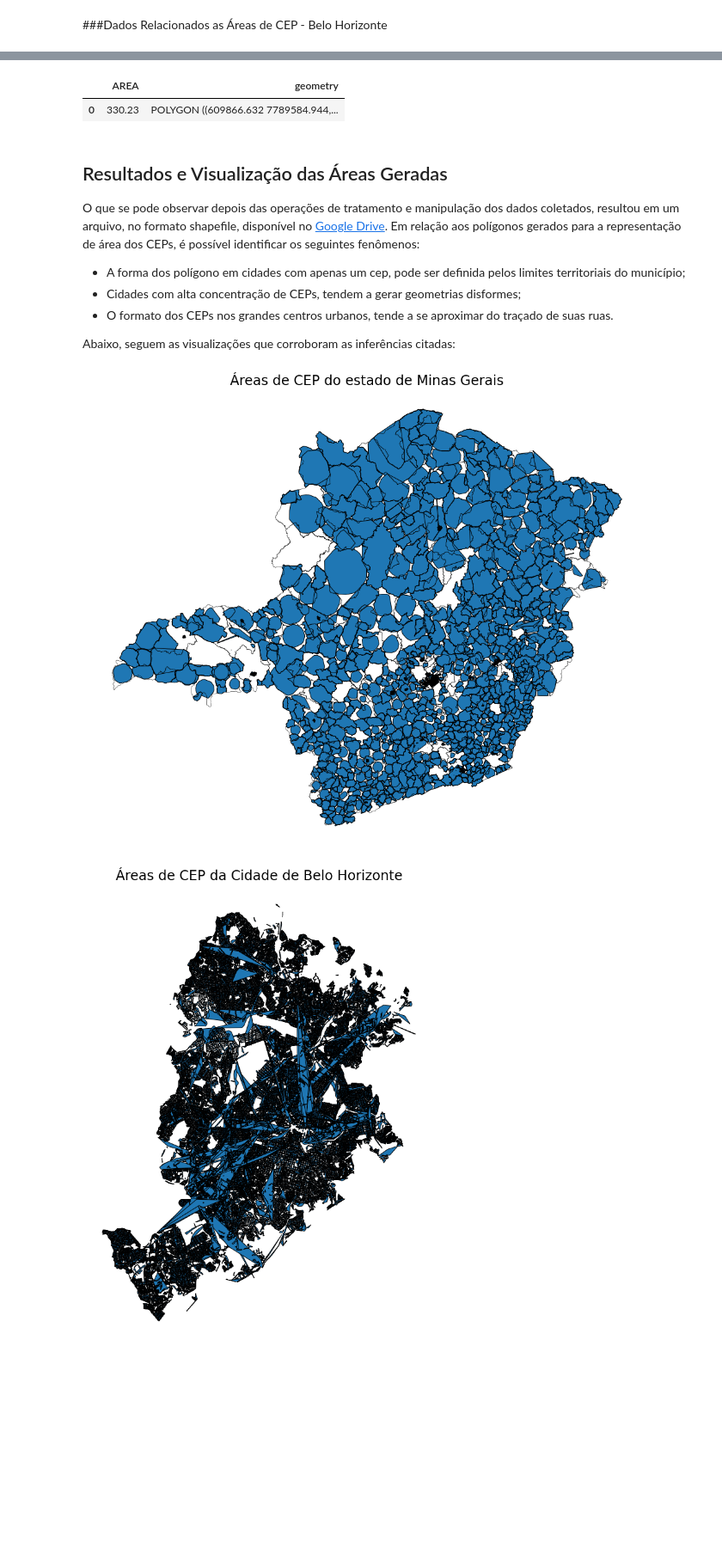
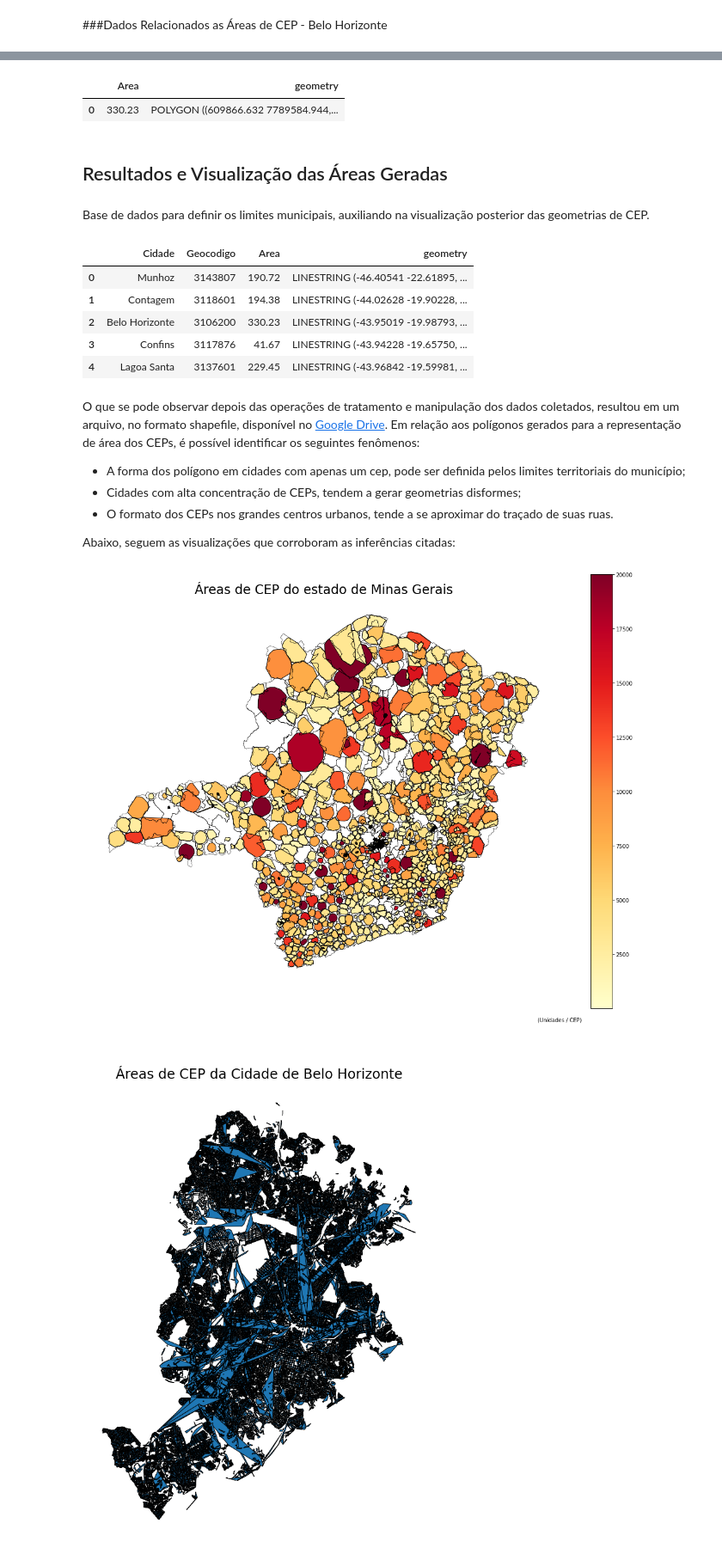
Before and after one commit to mcatrinque/areas-cep-mg, a Jupyter notebook: br_mg_ceps.ipynb, the cells around one changed output, grey strips where cells are left out. Shown at 86% size. Saved outputs shown, nothing was run; the diff lists cells and outputs as text; code cells hidden in the pictures; blank space fills up the shorter version.

```diff
--- a/br_mg_ceps.ipynb
+++ b/br_mg_ceps.ipynb
@@ -64,5 +56,6 @@ unidades_mg = pd.read_csv('unidades', sep=';', )
 unidades_mg.drop('unit', axis=1, inplace=True)
 unidades_mg.drop('district', axis=1, inplace=True)
 unidades_mg.drop('id', axis=1, inplace=True)
+unidades_mg.rename(columns={'number':'Numero', 'street': 'Rua', 'city':'Cidade', 'region':'UF', 'postcode':'CEP'}, inplace=True)
 unidades_mg.head()
 # %% [output]
@@ -257,5 +234,8 @@ O shapefile foi gerado a partir do agrupamento de unidades, residenciais e comer
 mg_area_cep = gpd.read_file(path + 'br_mg_poligonos_ceps.shp')
 mg_area_cep.drop('id', axis=1, inplace=True)
 mg_area_cep.to_crs(pyproj.CRS.from_epsg(4674), inplace=True)
-mg_area_cep.head()
+mg_area_cep.rename(columns={'postcode':'CEP', 'city':'Cidade'}, inplace=True)
+#Generate coordenates to plot
+#mg_area_cep['Coordenadas'] = mg_area_cep['geometry'].centroid
+mg_area_cep.info()
 # %% [output]
@@ -281,0 +251,9 @@ lim_municipal.head()
+# %%
+#Join units by postcode and count. After this, merging result into postcode geometry dataframes
+mg_area_cep = pd.merge(unidades_mg.groupby(['CEP', 'Cidade']).size().rename('QTD_Unidades').reset_index(), mg_area_cep, on=['CEP'], how='left')
+mg_area_cep = mg_area_cep.dropna()
+#Fit count colunmn to nunmeric type
+mg_area_cep['QTD_Unidades'] = pd.to_numeric(mg_area_cep['QTD_Unidades'])
+#Transform merged DataFrame into a GeoDataFrame
+mg_area_cep = gpd.GeoDataFrame(mg_area_cep, geometry='geometry')
+mg_area_cep.head()
@@ -296,15 +356,30 @@ bh_area_cep.head()
 # %%
 lim_regional = gpd.read_file(path + 'br_mg_bh_limites_regionais.shp')
-lim_regional.rename(columns={'AREA_KM2':'AREA'}, inplace=True)
-lim_regional.rename(columns={'NOME':'REGIAO'}, inplace=True)
+lim_regional.rename(columns={'AREA_KM2':'Area', 'NOME':'Regiao'}, inplace=True)
 lim_regional.drop('ID_LM', axis=1, inplace=True)
 lim_regional.drop('PERIMETR_M', axis=1, inplace=True)
 lim_regional.head()
 # %% [output]
-|  | AREA | geometry |
+|  | Area | geometry |
 | 0 | 330.23 | POLYGON ((609866.632 7789584.944,... |
+# %% [markdown]
+## Resultados e Visualização das Áreas Geradas
+# %% [markdown]
+Base de dados para definir os limites municipais, auxiliando na visualização posterior das geometrias de CEP.
+# %%
+lim_municipal = gpd.read_file(path + 'br_mg_limites_municipios.shp')
+lim_municipal.rename(columns={'NOME':'Cidade', 'AREA':'Area', 'GEOCODIGO' : 'Geocodigo'}, inplace=True)
+lim_municipal.drop('ANODEREFER', axis=1, inplace=True)
+lim_municipal.drop('LEICRIACAO', axis=1, inplace=True)
+lim_municipal.head()
+# %% [output]
+|  | Cidade | Geocodigo | Area | geometry |
+| 0 | Munhoz | 3143807 | 190.72 | LINESTRING (-46.40541 -22.61895, ... |
+| 1 | Contagem | 3118601 | 194.38 | LINESTRING (-44.02628 -19.90228, ... |
+| 2 | Belo Horizonte | 3106200 | 330.23 | LINESTRING (-43.95019 -19.98793, ... |
+| 3 | Confins | 3117876 | 41.67 | LINESTRING (-43.94228 -19.65750, ... |
+| 4 | Lagoa Santa | 3137601 | 229.45 | LINESTRING (-43.96842 -19.59981, ... |
 # %% [markdown]
-## Resultados e Visualização das Áreas Geradas
 O que se pode observar depois das operações de tratamento e manipulação dos dados coletados, resultou em um arquivo, no formato shapefile, disponível no [Google Drive](https://drive.google.com/drive/folders/1GLgAKU3Ejle7BIYV8CYyG_siGLirDMgB?usp=sharing). Em relação aos polígonos gerados para a representação de área dos CEPs, é possível identificar os seguintes fenômenos:
 *   A forma dos polígono em cidades com apenas um cep, pode ser definida pelos limites territoriais do município;
 *   Cidades com alta concentração de CEPs, tendem a gerar geometrias disformes;
@@ -314,16 +389,28 @@ Abaixo, seguem as visualizações que corroboram as inferências citadas:
 # %%
 fig, gax = plt.subplots(figsize = (20,15))
 plt.title("Áreas de CEP do estado de Minas Gerais", fontsize=24)
 lim_municipal.plot(ax=gax,
                    edgecolor='black',
                    linewidth=0.5)
-mg_area_cep.plot(ax=gax,
-                   edgecolor='black',
-                   linewidth=1)
+mg_area_cep.plot(
+    ax=gax,
+    edgecolor='black',
+    column='QTD_Unidades',
+    legend=True,
+    cmap='YlOrRd',
+    vmin=1, vmax=20000
+    )
+gax.annotate('(Unidades / CEP)',xy=(0.8, 0.06),  xycoords='figure fraction')
+
 plt.axis('off')
+
+#labeling the map with the cities
+#for x, y, label in zip(mg_area_cep['Coordenadas'].x, mg_area_cep['Coordenadas'].y, mg_area_cep['Cidade']):
+#    gax.annotate(label, xy=(x,y), xytext=(4,4), textcoords='offset points')
+
 plt.show()
 # %% [output]
-[figure, old version]
+[figure, new version]
 # %%
 fig, gax = plt.subplots(figsize = (20,15))
 plt.title("Áreas de CEP da Cidade de Belo Horizonte", fontsize=24)
```
Also changed, not shown: parts of 30 cells of this notebook.
